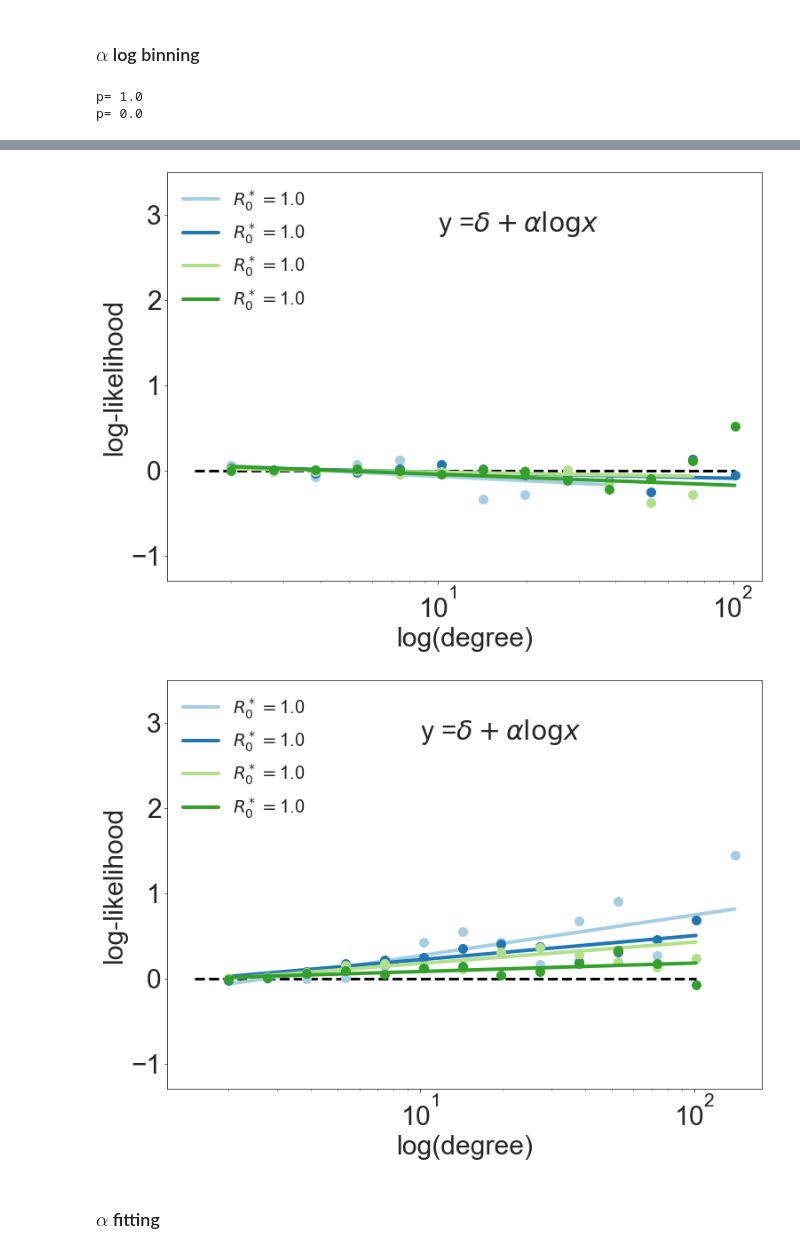
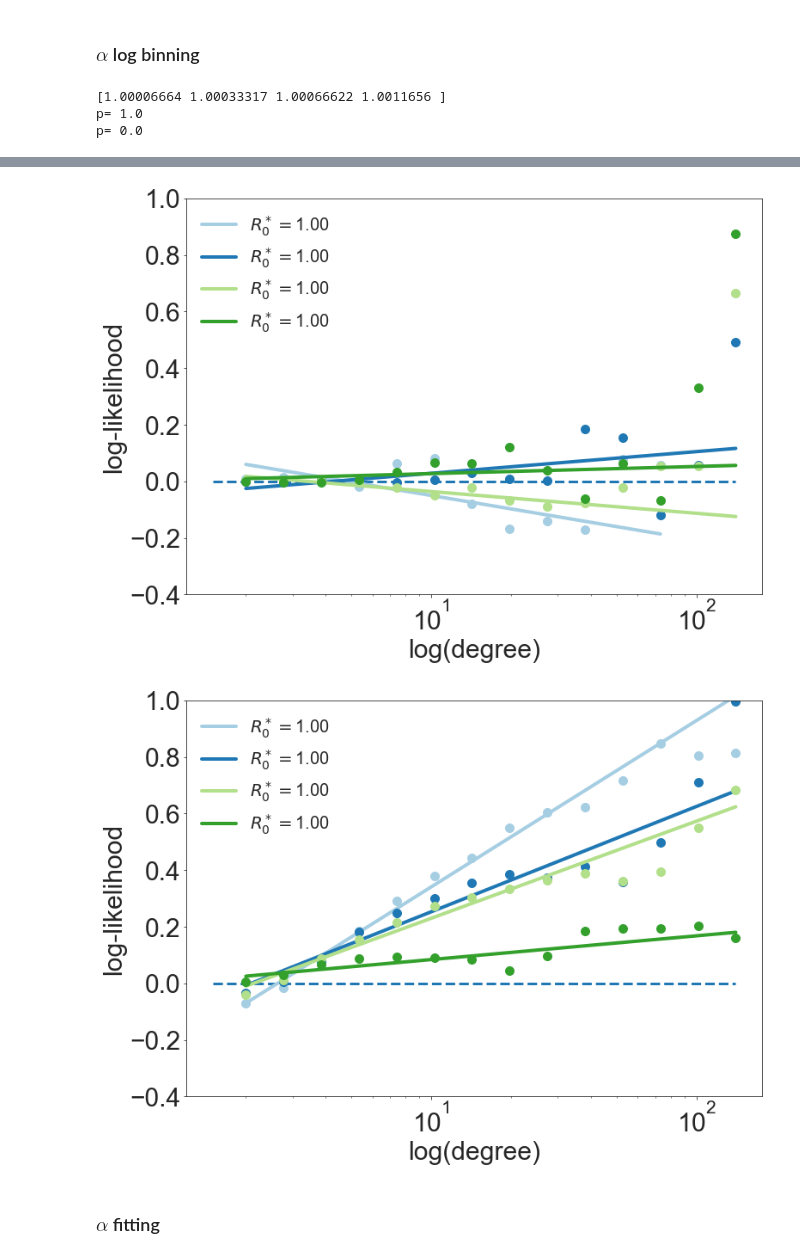
Before and after one commit to betoto008/Epidemiology_2020, a Jupyter notebook: Jupyter_Notebooks/1_Stochastic_Network.ipynb, the cells around one changed output, grey strips where cells are left out. Saved outputs shown, nothing was run; the diff lists cells and outputs as text; code cells hidden in the pictures.

```diff
--- a/Jupyter_Notebooks/1_Stochastic_Network.ipynb
+++ b/Jupyter_Notebooks/1_Stochastic_Network.ipynb
@@ -73,15 +72,15 @@ intervals = 100
 p=1.0
 R0 = 2
 gamma = 1/6
-sigma = 1/4
+sigma = 10
 beta = R0*gamma
 T_total = 200
 repetitions = 1
 fig, ax = plt.subplots(figsize=(12,8))
 lambda1 = ((-sigma-gamma)/(2)) + (1/2)*np.sqrt((sigma-gamma)**2 + 4*sigma*beta)
+print(lambda1, beta-gamma)
 est = 1/(lambda1)
-print(est)
-print(est)
+
 ### run function
 Tseries, Eseries, Iseries, I_max_1, I_max_2, time, E_solution, I_solution, sol_total_approx, status = run_network_trajectory(N=N, G=G1, beta=beta, sigma = sigma, gamma=gamma, T_total=T_total, intervals=intervals, p = p, initE=0, initI = 1, est = est, folder = Text_files_path +'Stochastic/Networks/'+graphs_names[0])
 ### plot
@@ -123,11 +121,11 @@ graphs_names = np.array(['barabasi-albert','watts-strogatz'])
 sampling_protocol = np.array(['uniform', 'aposteriori'])
 folders  = np.array(['../Figures/Control/Stochastic/Ensemble/Networks/', '../Figures/Stochastic/Networks/'])
 
-ps = np.array([0.0, 1.0])
-#ps = np.array([1.0, 0.5, 0.1, 0.0])
+#ps = np.array([0.0, 1.0])
+ps = np.array([0.0])
 print('ps:',ps)
-n_sims = np.array([100, 100, 100, 100, 100, 100])
-#n_sims = np.array([3000, 1000, 1000, 800, 800, 600, 500])
+#n_sims = np.array([100, 100, 100, 100, 100])
+n_sims = np.array([8000, 8000, 8000, 6000, 6000])
 print('n_sim:',n_sims)
 
 R0s = np.array([1.2, 2.0, 3.0, 4.5])
@@ -424,7 +419,7 @@ for p in ps:
                 ax3[i_p, i_b].text(0.5, 1.1, r'$R_o^*=%.1f$'%R0ss_temp[i_b], size = 32, horizontalalignment='center', verticalalignment='center', transform=ax3[i_p, i_b].transAxes)
                 ax4[i_p, i_b].text(0.5, 1.1, r'$R_o^*=%.1f$'%R0ss_temp[i_b], size = 32, horizontalalignment='center', verticalalignment='center', transform=ax4[i_p, i_b].transAxes)
 
-            succ_nodes_file = np.loadtxt('../Text_files/Stochastic/Networks/barabasi-albert/stats_R0%.1f_sigma%.1f_N%.0f_p%.1f_'%(beta/gamma,sigma, N, p)+G_name+'.txt', dtype = 'i')
+            succ_nodes_file = np.loadtxt('../../../../Dropbox/Research/Epidemiology_2020/Text_files/Stochastic/Networks/barabasi-albert/stats_R0%.1f_sigma%.1f_N%.0f_p%.1f_'%(beta/gamma,sigma, N, p)+G_name+'.txt', dtype = 'i')
             succ_nodes1 = succ_nodes_file[:,0][succ_nodes_file[:,1]==1]
             #succ_nodes2 = np.loadtxt('../Text_files/Stochastic/Networks/barabasi-albert/degree_no_epi_R0%.1f_sigma%.1f_N%.0f_p%.1f_'%(beta/gamma,sigma, N, p)+G_name+'.txt', dtype = 'i')
             print(r'epi_nodes $(p=%.1f ; R_0=%.1f)$ :'%(p, beta/gamma), len(succ_nodes1))
@@ -643,8 +638,11 @@ p= 0.0
 # %%
 ps = np.array([1.0, 0.0])
 R0s = np.array([1.2, 2.0, 3.0, 4.5])
+sigma = 1000
 betas = R0s*gamma
 R0ss = np.sqrt(1-4*((sigma*(gamma-betas))/(sigma+gamma)**2))
+print(R0ss)
+
 colors_R = plt.cm.Paired(range(5))
 fig2, ax2 = plt.subplots(figsize =(6,4), gridspec_kw={'top':0.95, 'bottom': 0.15, 'hspace':0.15})
 data = ax2.hist(nodeDegrees, cumulative= True, bins=np.logspace(np.log10(2), np.log10(max(nodeDegrees)), 15), density = True)
@@ -674,9 +672,9 @@ for p in ps:
     for G, G_name in zip(graphs, graphs_names):
         ##Run over R0s
         for beta, color, R0s in zip (betas, colors_R, R0ss):
-            succ_nodes_file = np.loadtxt('../Text_files/Stochastic/Networks/barabasi-albert/stats_R0%.1f_sigma%.1f_N%.0f_p%.1f_'%(beta/gamma,sigma, N, p)+G_name+'.txt', dtype = 'i')
+            succ_nodes_file = np.loadtxt('../../../../Dropbox/Research/Epidemiology_2020/Text_files/Stochastic/Networks/barabasi-albert/stats_R0%.1f_sigma%.1f_N%.0f_p%.1f_'%(beta/gamma,sigma, N, p)+G_name+'.txt', dtype = 'i')
             succ_nodes1 = succ_nodes_file[:,0][succ_nodes_file[:,1]==1]
-            ext_nodes_file = np.loadtxt('../Text_files/Stochastic/Networks/barabasi-albert/stats_R0%.1f_sigma%.1f_N%.0f_p%.1f_'%(beta/gamma,sigma, N, p)+G_name+'.txt', dtype = 'i')
+            ext_nodes_file = np.loadtxt('../../../../Dropbox/Research/Epidemiology_2020/Text_files/Stochastic/Networks/barabasi-albert/stats_R0%.1f_sigma%.1f_N%.0f_p%.1f_'%(beta/gamma,sigma, N, p)+G_name+'.txt', dtype = 'i')
             ext_nodes = succ_nodes_file[:,0][succ_nodes_file[:,2]==1]
 
             total = len(succ_nodes1)+len(ext_nodes)
@@ -734,18 +732,19 @@ for p in ps:
 
             degrees_array = np.linspace(min(degrees_data), max(degrees_data), 500)
             ax.plot(degrees_data, Log_Likelihood_data,'.',color=color, ms = 20)
-            ax.plot(degrees_array, my_linear_function(np.log10(degrees_array), *popt),'-',color=color,linewidth = 4, label = r'$R_0^*=$%.1f'%(R0s))
+            ax.plot(degrees_array, my_linear_function(np.log10(degrees_array), *popt),'-',color=color,linewidth = 4, label = r'$R_0^*=$%.2f'%(R0s))
         print('p=', p)
         ax.hlines(0, 1.5, max(degrees_data), linestyle = 'dashed', linewidth = 3)
-        ax.set_ylim(-1.3, 3.5)
+        ax.set_ylim(-.4, 1.)
         ax.set_xscale('log')
         ax.set_xlabel(r'log(degree)', fontsize = 30)
         ax.set_ylabel(r'log-likelihood', fontsize = 30)
         ax.tick_params('both', labelsize=30)
         ax.legend(fontsize = 20, loc=2, frameon=False)
-        ax.text(10, 2.8 , r'y =$ \delta + \alpha\log{x}$', fontsize = 30)
+        #ax.text(10, 2.8 , r'y =$ \delta + \alpha\log{x}$', fontsize = 30)
         #fig.savefig('../Figures/Stochastic/Networks/barabasi-albert/loglikelihood_succ_fit_curves_sigma%.1f_N%.0f_p%.1f_.pdf'%(sigma, N, p))
         #fig.close()
 # %% [output]
+[1.00006664 1.00033317 1.00066622 1.0011656 ]
 p= 1.0
 p= 0.0
@@ -753,5 +752,5 @@ p= 0.0
-[figure, old version]
+[figure, new version]
-[figure, old version]
+[figure, new version]
 # %% [markdown]
 ### $\alpha$ fitting
 # %%
```
Also changed, not shown: parts of 19 cells of this notebook, 28 other files.
